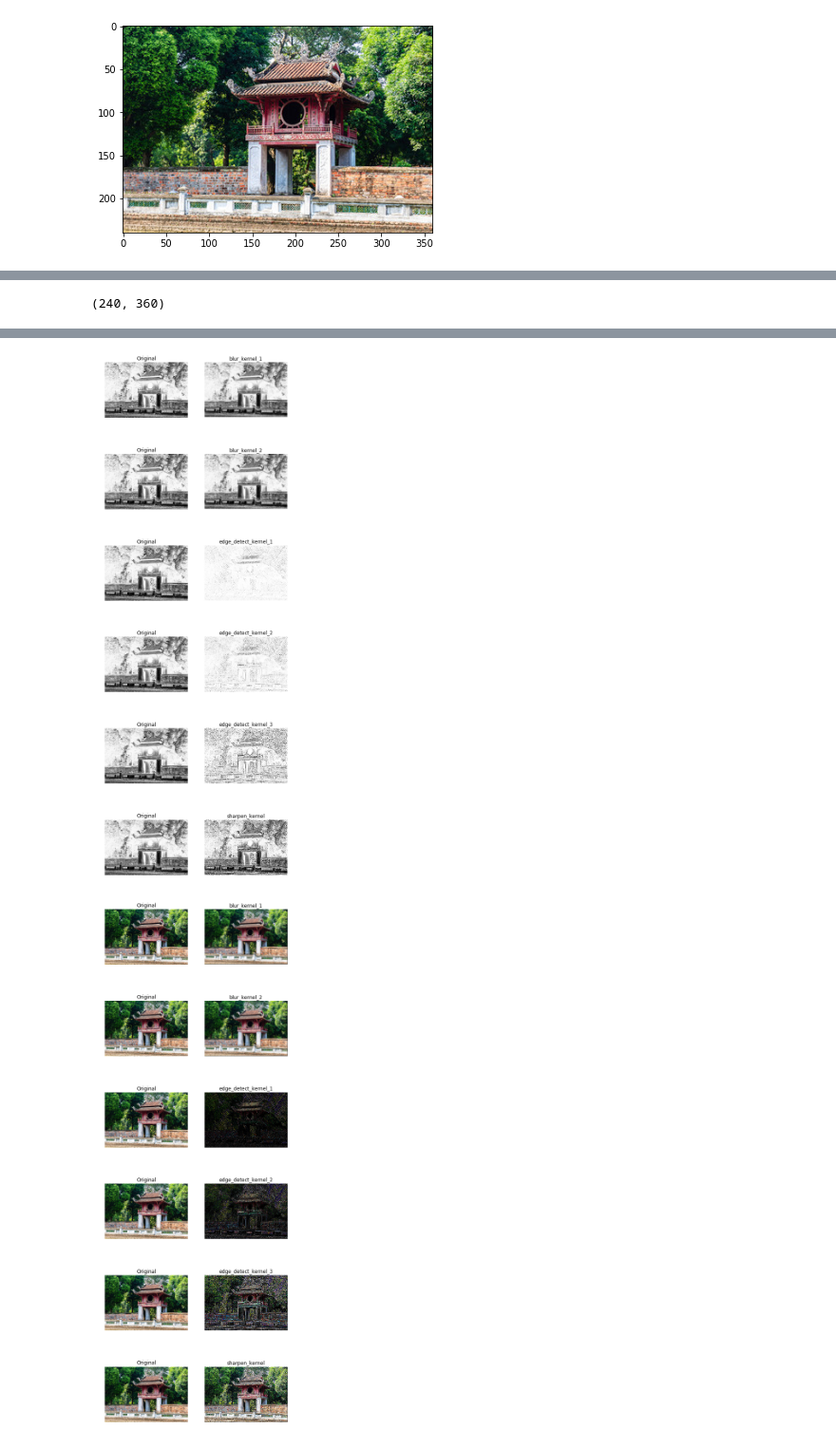
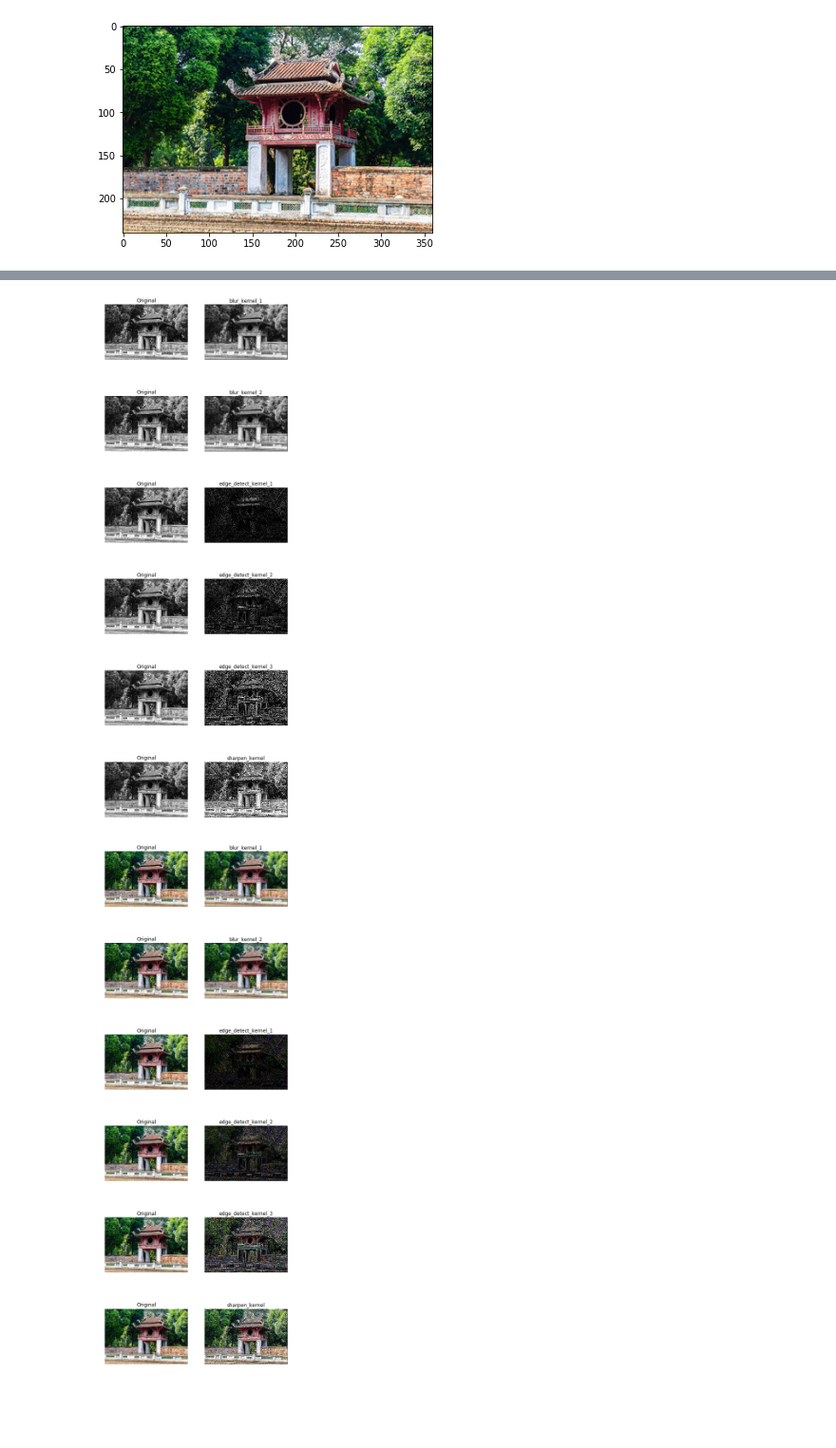
Before and after one commit to chauvm/tensorflow_tutorials, a Jupyter notebook: tutorials/tensorflow/Tutorials on image processing - Filters.ipynb, the cells around one changed output, grey strips where cells are left out. Shown at 95% size. Drawn from its saved outputs; the diff is of its cells as text; code cells hidden in the pictures; blank space fills up the shorter version.

```diff
--- a/tutorials/tensorflow/Tutorials on image processing - Filters.ipynb
+++ b/tutorials/tensorflow/Tutorials on image processing - Filters.ipynb
@@ -13,8 +43,11 @@ plt.show()
 # %%
-def convert_to_grey(image):
+def convert_to_gray(image):
     red = image[:, :, 0]
     green = image[:, :, 1]
     blue = image[:, :, 2]
-    # R*0.299 + G*0.587 + B*0.114 tot cho human vision
-    grey_image = red*0.299 + green*0.587 + blue*0.114
-    return grey_image
+    # R*0.299 + G*0.587 + B*0.114
+    gray_image = red*0.299 + green*0.587 + blue*0.114
+    return gray_image
+# %%
+gray_image = convert_to_gray(image)
+gray_image.shape
@@ -31,13 +139,8 @@ def filter_color_image(kernel, image):
                     new_value = 1.0
                 filtered_image[i, j, k] = new_value
     return filtered_image
-# %%
-grey_image = convert_to_grey(image)
-grey_image.shape
-# %% [output]
-(240, 360)
 # %%
-def filter_grey_image(kernel, image):
+def filter_gray_image(kernel, image):
     filtered_image = np.zeros((image.shape[0] - 2, image.shape[1] - 2))
     for i in range(filtered_image.shape[0] - 1):
         for j in range(filtered_image.shape[1] - 1):
@@ -94,42 +197,42 @@ def plot_filter_color_image(kernels_dict, image):
         a.axis('off')
     plt.show()
 
-def plot_filter_grey_image_1(kernel, image):
+def plot_filter_gray_image_1(kernel, image):
     plt.figure(figsize=(7, 3))
     plt.subplot(121)
-    plt.imshow(image, cmap='Greys')
+    plt.imshow(image, cmap='gray')
     plt.axis('off')
     plt.set_title("original")
 
     plt.subplot(122)
-    plt.imshow(filter_grey_image(kernel, image), cmap='Greys')
+    plt.imshow(filter_gray_image(kernel, image), cmap='gray')
     plt.axis('off')
     plt.set_title("filtered")
     plt.show()
 
-def plot_filter_grey_image(kernels_dict, image):
+def plot_filter_gray_image(kernels_dict, image):
     fig = plt.figure(figsize=(8, 24))
     for i, kernel_name in enumerate(sorted(kernels_dict.keys())):
         a=fig.add_subplot(len(kernels_dict), 2, 2*i+1)
-        plt.imshow(image, cmap='Greys')
+        plt.imshow(image, cmap='gray')
         a.set_title('Original')
         a.axis('off')
         a=fig.add_subplot(len(kernels_dict), 2, 2*i+2)
-        plt.imshow(filter_grey_image(kernels_dict[kernel_name], image), cmap='Greys')
+        plt.imshow(filter_gray_image(kernels_dict[kernel_name], image), cmap='gray')
         a.set_title(kernel_name)
         a.axis('off')
     plt.show()
 # %%
 kernels_dict = { "edge_detect_kernel_1": edge_detect_kernel_1,
                  "edge_detect_kernel_2": edge_detect_kernel_2,
                  "edge_detect_kernel_3":edge_detect_kernel_3,
                  "blur_kernel_1": blur_kernel_1,
                  "blur_kernel_2": blur_kernel_2,
                  "sharpen_kernel": sharpen_kernel
                }
-plot_filter_grey_image(kernels_dict, grey_image)
+plot_filter_gray_image(kernels_dict, gray_image)
 # %% [output]
-[figure, old version]
+[figure, new version]
 # %%
 plot_filter_color_image(kernels_dict, image)
 # %% [output]
```
Also changed, not shown: parts of 27 cells of this notebook, 5 other files.
